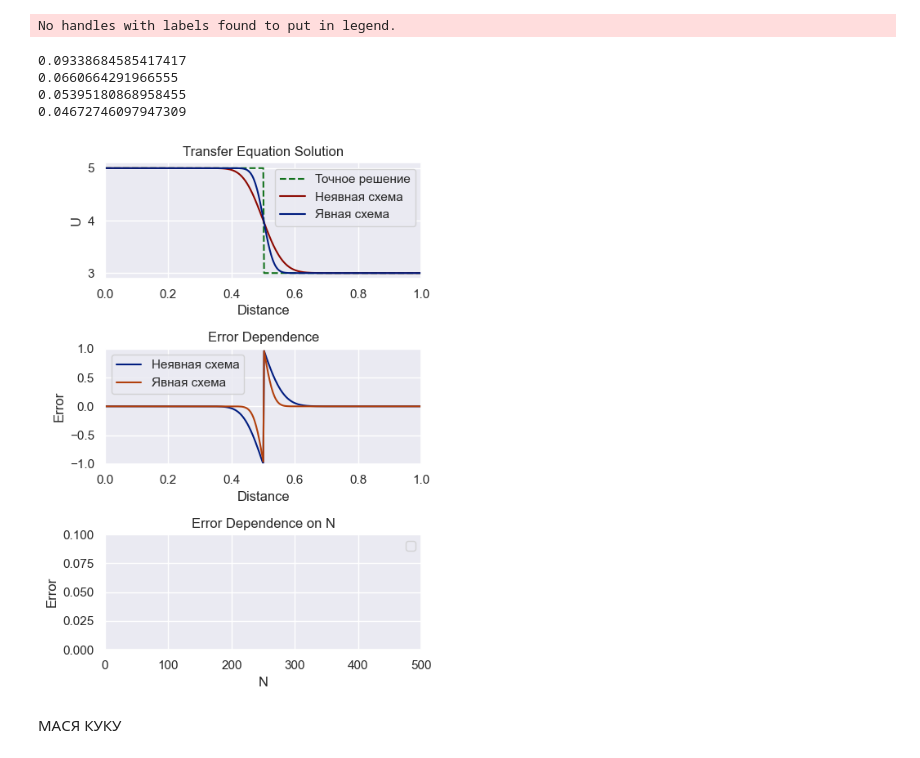
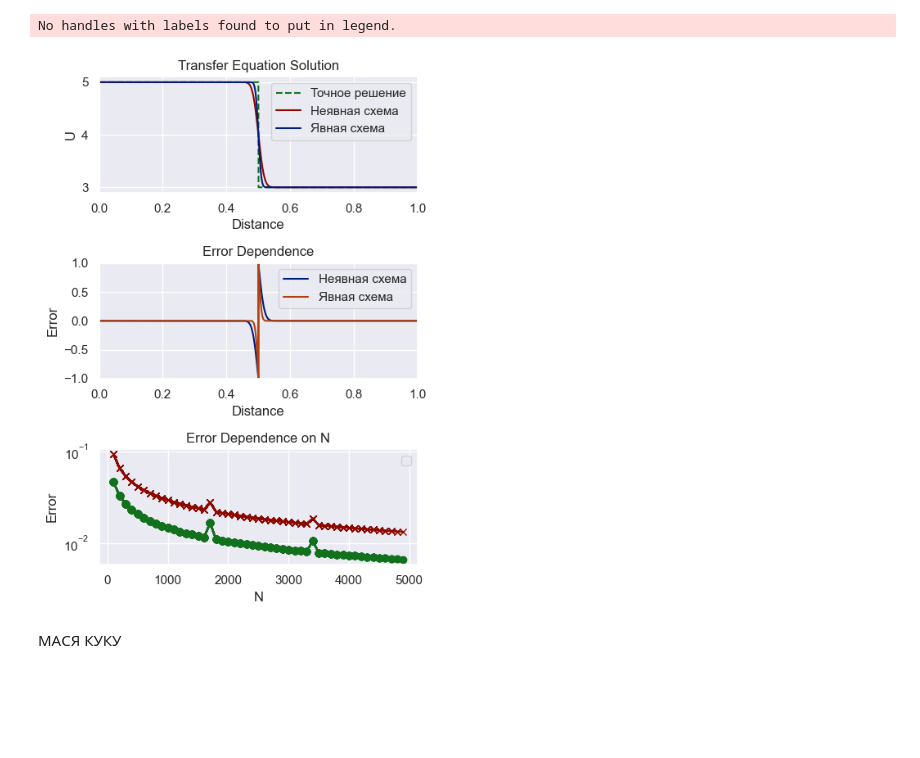
Before and after one commit to GertCell/PhysDep, a Jupyter notebook: GasDyn/Wave_optimised.ipynb, the cells around one changed output. Cells and saved outputs as stored; diff of their text form; code cells hidden in the pictures; blank space fills up the shorter version.

```diff
--- a/GasDyn/Wave_optimised.ipynb
+++ b/GasDyn/Wave_optimised.ipynb
@@ -17,7 +17,7 @@ H = 1
 T = 1
 
 a = 0.5
-Max = 500
+Max = 5000
 
 # Data arrays
 M = np.array([])
@@ -26,7 +26,8 @@ U = np.array([])
 U1 = np.array([])
 U2 = np.array([])
 Up = np.array([])
-S = np.array([])
+S_1 = np.array([])
+S_2 = np.array([])
 
 # Errors arrays
 
@@ -66,12 +67,12 @@ legend()
 
 subplot(313)
 
-axis([0, 500, 0, 0.1])
+axis()
 xlabel('N')
 ylabel('Error')
 title('Error Dependence on N')
 
-ln8, = plot(M, S, 'rx-')
+
 
 
 tight_layout()
@@ -150,44 +151,43 @@ for m in range(100, Max, 100):
 
     Up = np.zeros(len(X))
 
     U = [3] * len(X)
     U[0] = 5
 
     U1 = np.ones(len(X))*3
     U1[0] = 5
 
     U2 = np.ones(len(X))*3
     U2[0] = 5
 
 
     E1 = [0] * len(X)
     E2 = [0] * len(X)
 
     real(m)
     implicit(m, Up)
     explicit(m, Up)
-    np.append(M, m)
+    M = np.append(M, m)
     np.append(E_1, abs(E1[int(m/2) - int(m/25)]))
     #ln6, = semilogy(M, E_1, 'go-', label = 'Ошибка неявной схемы')
 
     np.append(E_2, abs(E2[int(m/2) - int(m/25)]))
     #ln7, = semilogy(M, E_2, 'rx-', label = 'Ошибка явной схемы')
     #ln6.set_data(M, E_1)
     #ln7.set_data(M, E_2)
 
-    sq_err = np.mean((U1 - Up)**2)
-    print(sq_err)
-    np.append(S, sq_err)
-    plot(M,S)
-    ln8.set_data(M, S)
+    sq_err_1 = np.mean((U1 - Up)**2)
+    S_1 = np.append(S_1, sq_err_1)
+    sq_err_2 = np.mean((U2-Up)**2)
+    S_2 = np.append(S_2, sq_err_2)
+    ln8, = semilogy(M, S_1, 'rx-')
+    ln9, = semilogy(M, S_2, 'go-')
+
+
 gcf().canvas.draw()
 # %% [output]
 No handles with labels found to put in legend.
-0.09338684585417417
-0.0660664291966555
-0.05395180868958455
-0.04672746097947309
-[figure, old version]
+[figure, new version]
 # %% [markdown]
 МАСЯ КУКУ
 # %%
```
Also changed, not shown: parts of 3 cells of this notebook.
